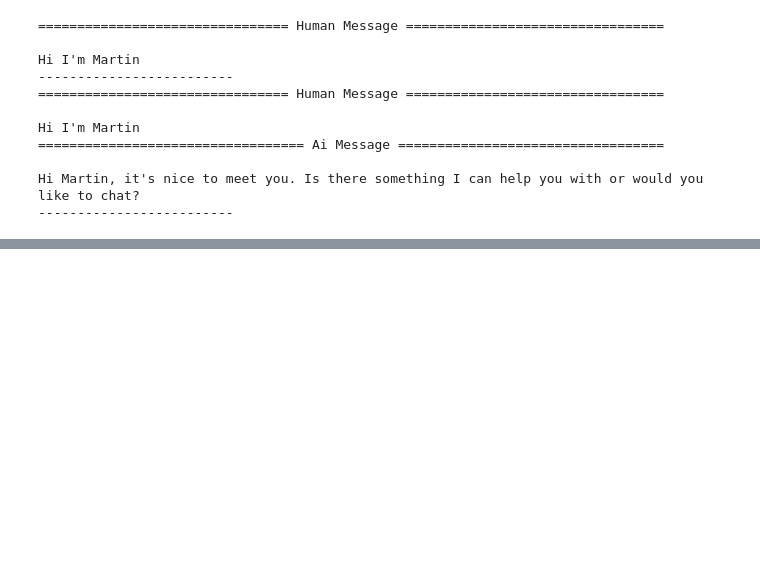
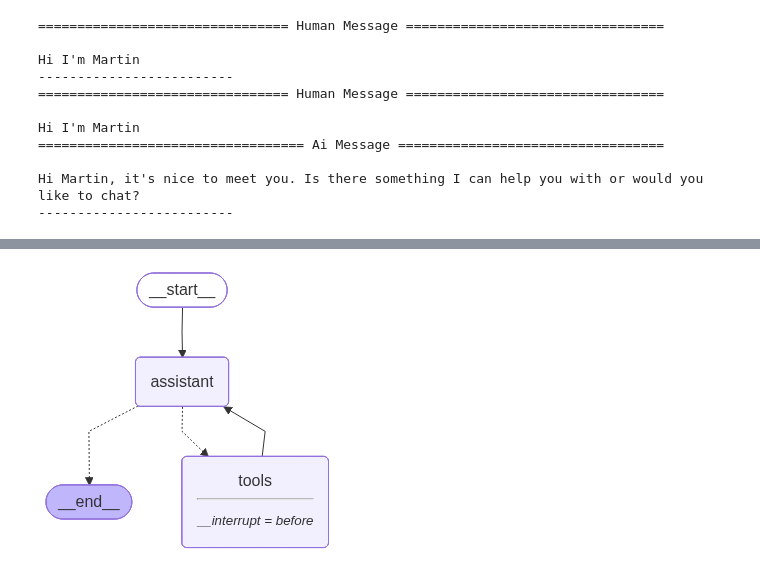
Before and after one commit to minimartzz/learning, a Jupyter notebook: agents/langgraph/03_editing_state_and_human_feedback.ipynb, the cells around one changed output, grey strips where cells are left out. Saved outputs shown, nothing was run; the diff lists cells and outputs as text; code cells hidden in the pictures; blank space fills up the shorter version.

```diff
--- a/agents/langgraph/03_editing_state_and_human_feedback.ipynb
+++ b/agents/langgraph/03_editing_state_and_human_feedback.ipynb
@@ -145,0 +367,31 @@ Hi Martin, it's nice to meet you. Is there something I can help you with or woul
+# %%
+# System message
+sys_msg = SystemMessage(content="You are a helpful assistant tasked with performing arithmetic on a set of inputs.")
+
+# Node
+def assistant(state: MessagesState):
+   return {"messages": [llm_with_tools.invoke([sys_msg] + state["messages"])]}
+
+# Graph
+builder = StateGraph(MessagesState)
+
+# Define nodes: these do the work
+builder.add_node("assistant", assistant)
+builder.add_node("tools", ToolNode(tools))
+
+# Define edges: these determine the control flow
+builder.add_edge(START, "assistant")
+builder.add_conditional_edges(
+    "assistant",
+    tools_condition,
+)
+builder.add_edge("tools", "assistant")
+
+memory = MemorySaver()
+# Will pause before calling the tools node
+graph = builder.compile(interrupt_before=["tools"], checkpointer=memory)
+
+# Show
+display(Image(graph.get_graph(xray=True).draw_mermaid_png()))
+# %% [output]
+[figure, added]
```
Also changed, not shown: parts of 46 cells of this notebook.
